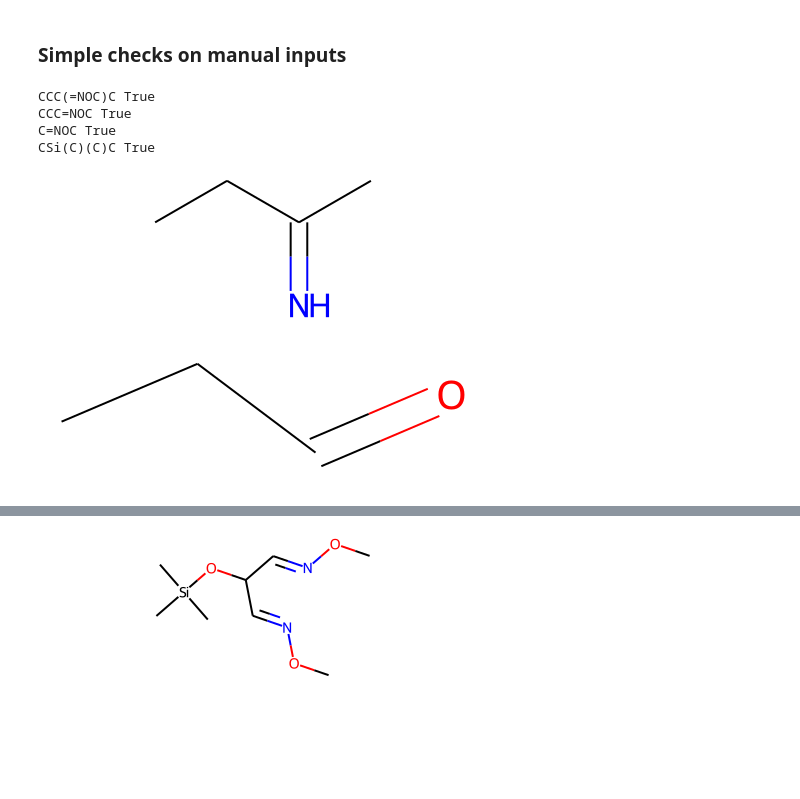
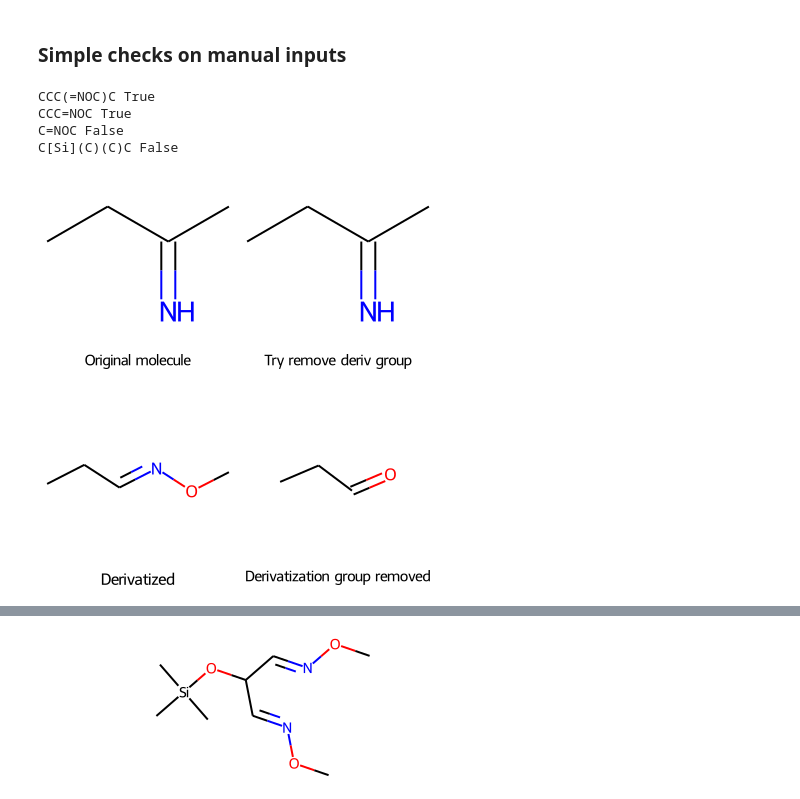
Before and after one commit to maximskorik/gc_derivatization, a Jupyter notebook: example/derivatization.ipynb, the cells around one changed output, grey strips where cells are left out. Drawn from its saved outputs; the diff is of its cells as text; code cells hidden in the pictures; blank space fills up the shorter version.

```diff
--- a/example/derivatization.ipynb
+++ b/example/derivatization.ipynb
@@ -66,20 +47,31 @@ def draw3d(m,dimensions=(500,300),p=None):
 # %% [markdown]
 ### Simple checks on manual inputs
 # %%
-for s in ['CCC(=NOC)C', 'CCC=NOC', 'C=NOC', 'CSi(C)(C)C']:
-    print(s,is_derivatized(smiles='CCC(=NOC)C'))
+for s in ['CCC(=NOC)C', 'CCC=NOC', 'C=NOC', 'C[Si](C)(C)C']:
+    print(s, is_derivatized(smiles=s))
 # %% [output]
 CCC(=NOC)C True
 CCC=NOC True
-C=NOC True
-CSi(C)(C)C True
+C=NOC False
+C[Si](C)(C)C False
-# %%
-remove_derivatization_groups(smiles='CCC(=N)C')
-# %% [output]
-[figure, removed]
-# %%
-m=Chem.MolFromSmiles('CCC=NOC')
-remove_derivatization_groups(m)
-# %% [output]
-[figure, removed]
+# %%
+smiles = 'CCC(=N)C'
+ShowMols(
+    [
+        mol := Chem.MolFromSmiles(smiles),
+        remove_derivatization_groups(mol=mol)
+    ],
+    legends=['Original molecule', 'Try remove deriv group'])
+# %% [output]
+[figure, added]
+# %%
+smiles = 'CCC=NOC'
+ShowMols(
+    [
+        mol := Chem.MolFromSmiles(smiles),
+        remove_derivatization_groups(mol=mol)
+    ],
+    legends=['Derivatized', 'Derivatization group removed'])
+# %% [output]
+[figure, added]
 # %%
```
Also changed, not shown: parts of 16 cells of this notebook, 3 other files.
